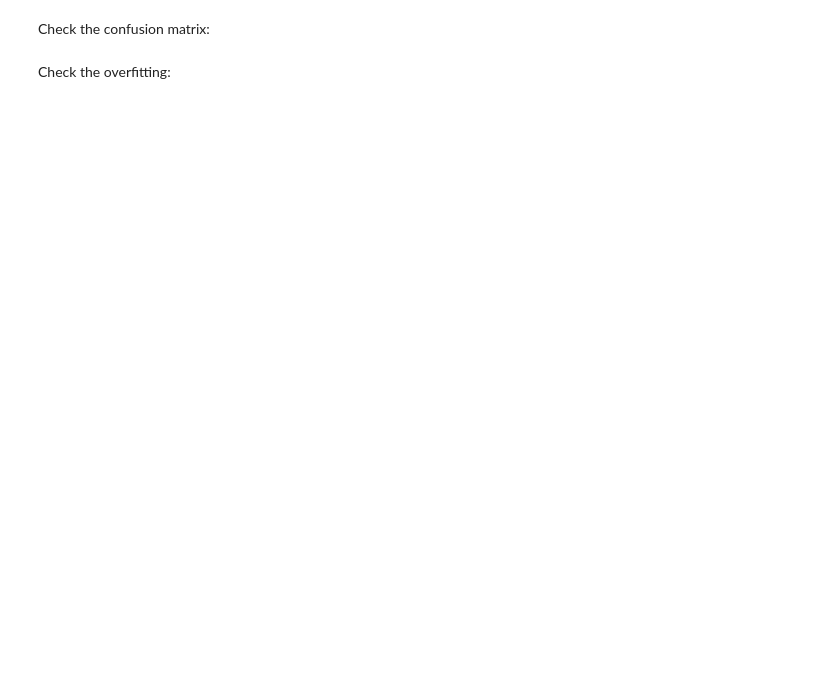
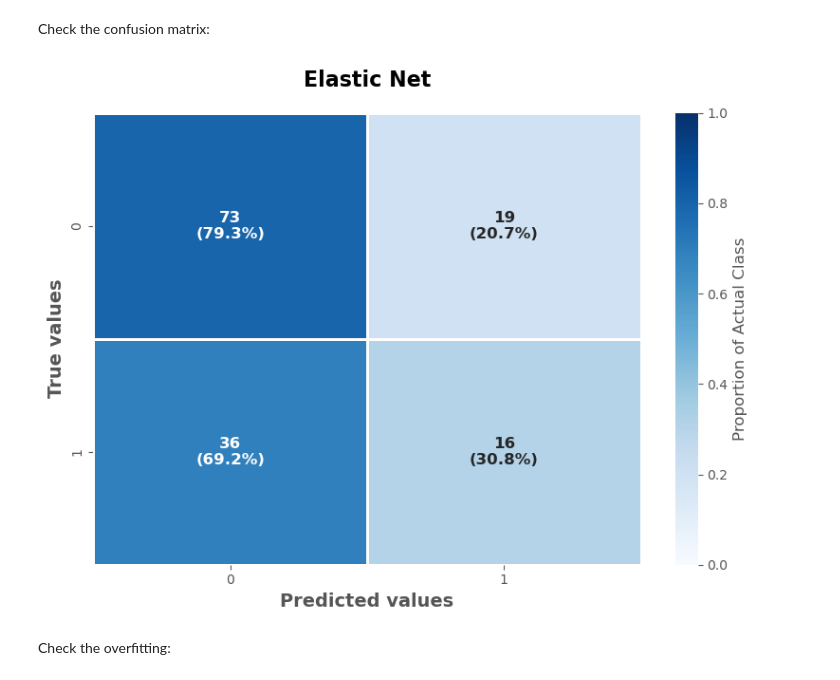
Before and after one commit to MiguelGomGar/TFM, a Jupyter notebook: notebooks/clinical_models_testing.ipynb, the cells around one changed output. Saved outputs shown, nothing was run; the diff lists cells and outputs as text; code cells hidden in the pictures; blank space fills up the shorter version.

```diff
--- a/notebooks/clinical_models_testing.ipynb
+++ b/notebooks/clinical_models_testing.ipynb
@@ -169,10 +224,15 @@ Check the confusion matrix:
 # %%
 # Compute predictions for the test set
 y_pred_EN = optimized_EN.predict(X_test)
 
 # Display confusion matrix
-plot_confusion_matrix(y_true=y_test, y_pred=y_pred_EN,
-        title="Elastic Net", output_dir=results_path, file_prefix="EN")
+plot_confusion_matrix(y_true=y_test,
+                    y_pred=y_pred_EN,
+                    title="Elastic Net",
+                    output_dir=results_path,
+                    identifier="EN")
+# %% [output]
+[figure, added]
 # %% [markdown]
 Check the overfitting:
 # %%
```
Also changed, not shown: parts of 44 cells of this notebook, 42 other files.
